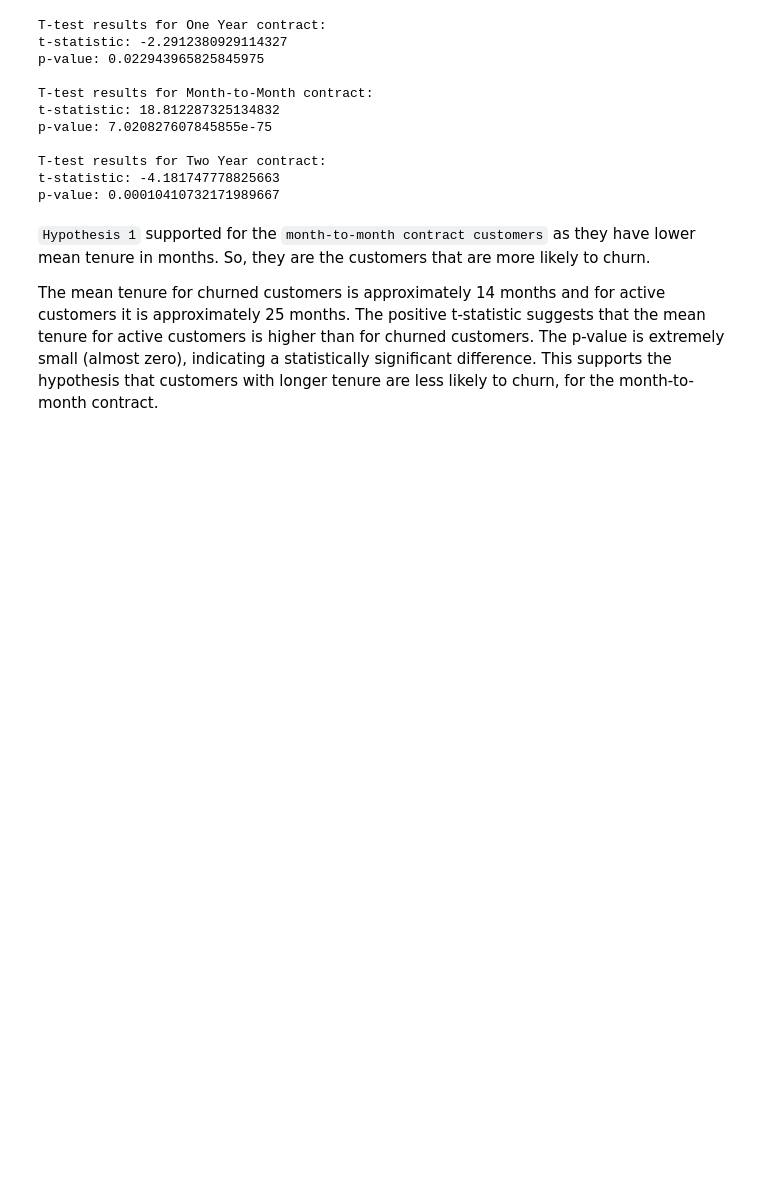
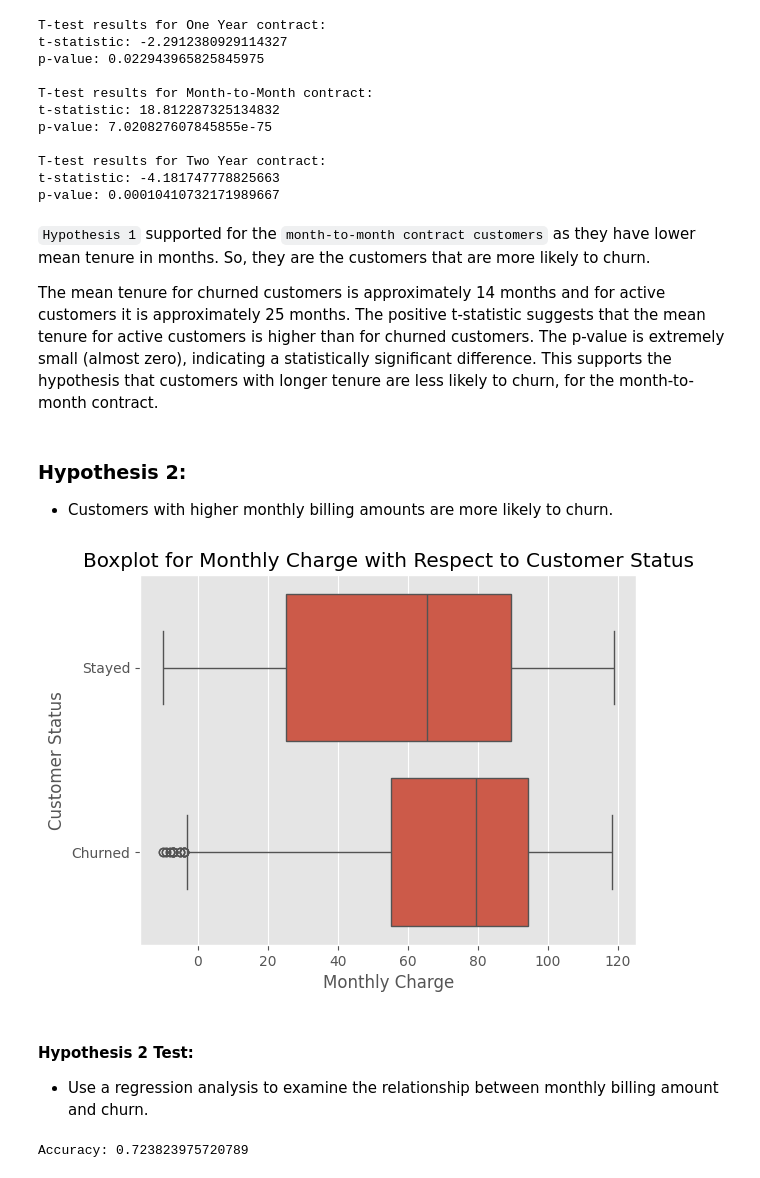
Before and after one commit to bhutto17/Telecom-Churn-Analysis, a Jupyter notebook: Telecom_Churn_Analysis.ipynb, the cells around one changed output. Saved outputs shown, nothing was run; the diff lists cells and outputs as text; code cells hidden in the pictures; blank space fills up the shorter version.

Commit message:
Test hypothesis 2: Analyze impact of monthly charges on churn using logistic regression

```diff
--- a/Telecom_Churn_Analysis.ipynb
+++ b/Telecom_Churn_Analysis.ipynb
@@ -500,3 +500,17 @@ p-value: 0.00010410732171989667
 `Hypothesis 1` supported for the `month-to-month contract customers` as they have lower mean tenure in months. So, they are the customers that are more likely to churn.
 
 The mean tenure for churned customers is approximately 14 months and for active customers it is approximately 25 months. The positive t-statistic suggests that the mean tenure for active customers is higher than for churned customers. The p-value is extremely small (almost zero), indicating a statistically significant difference. This supports the hypothesis that customers with longer tenure are less likely to churn, for the month-to-month contract.
+# %% [markdown]
+### **Hypothesis 2:**
+- Customers with higher monthly billing amounts are more likely to churn.
+# %%
+sns.boxplot(x='Monthly Charge', y='Customer Status', data=data)
+plt.xlabel('Monthly Charge')
+plt.ylabel('Customer Status')
+plt.title('Boxplot for Monthly Charge with Respect to Customer Status')
+plt.show()
+# %% [output]
+[figure, added]
+# %% [markdown]
+#### **Hypothesis 2 Test:**
+- Use a regression analysis to examine the relationship between monthly billing amount and churn.
@@ -502,0 +525,10 @@ The mean tenure for churned customers is approximately 14 months and for active
+# %%
+X_train, X_test, y_train, y_test = train_test_split(X, y, test_size=0.3, random_state=0)
+regression = LogisticRegression()
+regression.fit(X_train, y_train)
+y_pred = regression.predict(X_test)
+
+# print the model accuracy
+print("Accuracy:", metrics.accuracy_score(y_test, y_pred))
+# %% [output]
+Accuracy: 0.723823975720789
```
Also changed, not shown: parts of 5 cells of this notebook.
